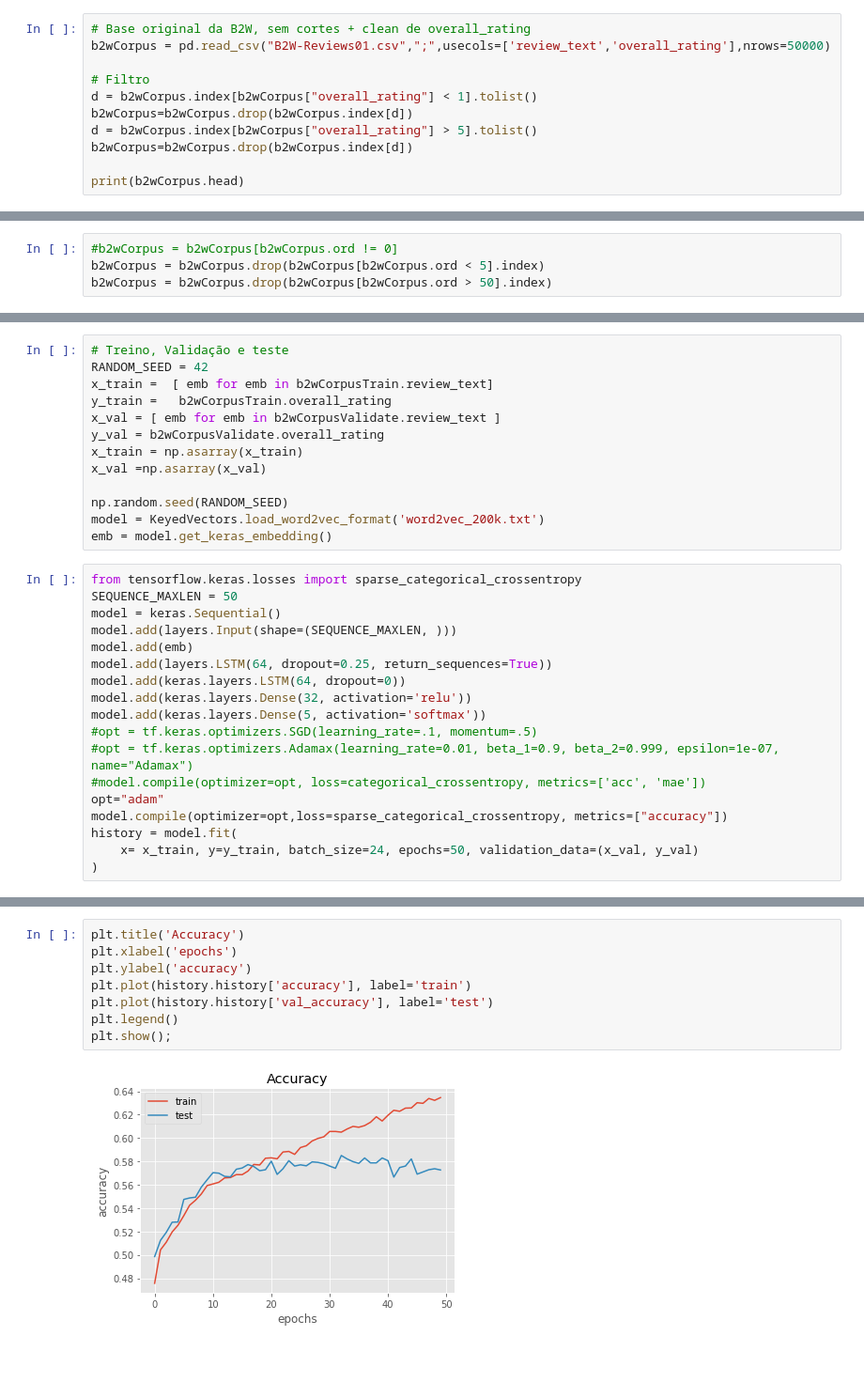
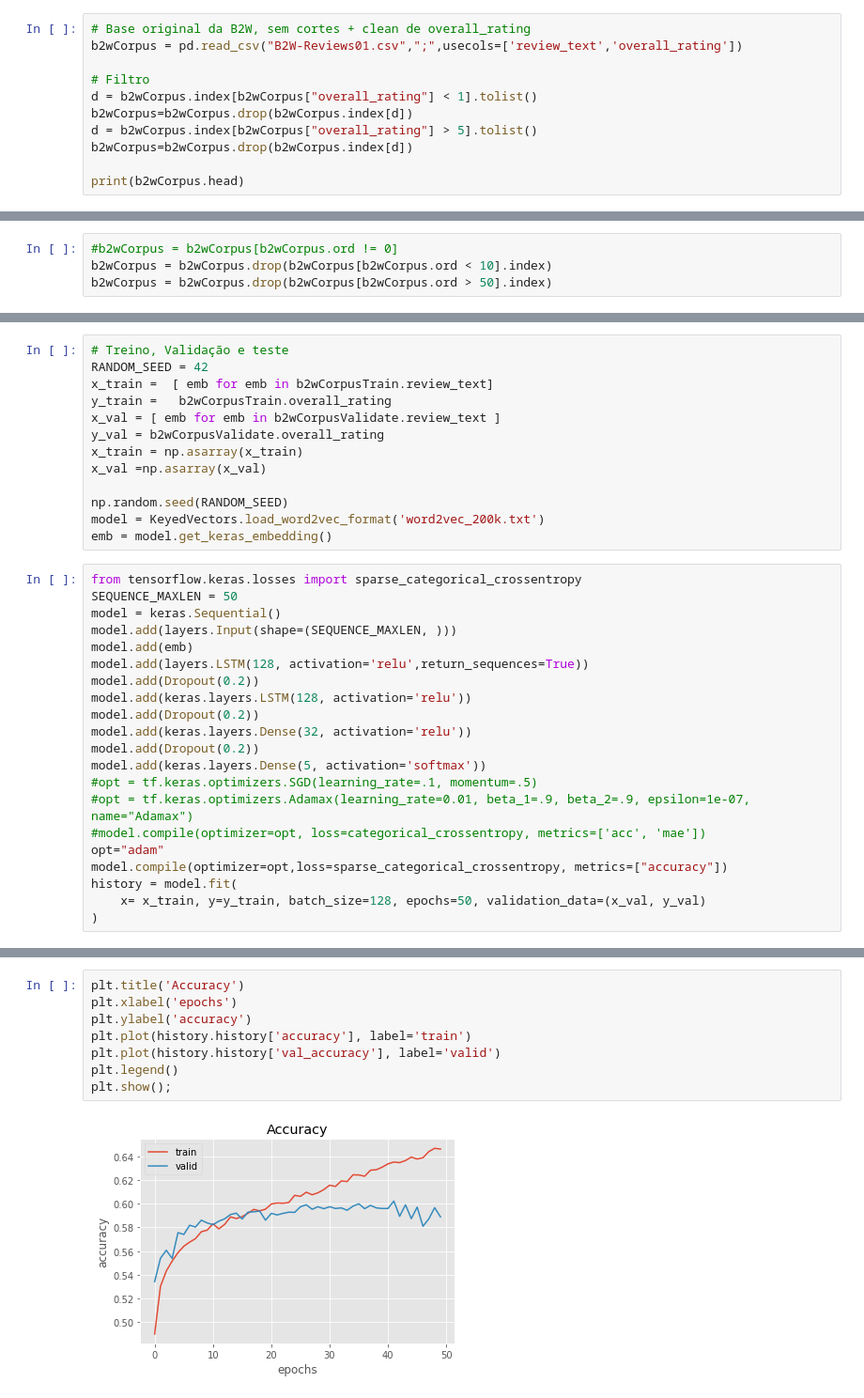
Before and after one commit to augustocamargo/NLPortugues_EP2, a Jupyter notebook: NLPortugues_EP2.ipynb, the cells around one changed output, grey strips where cells are left out. Shown: that part at 94% size. Saved outputs shown, nothing was run; the diff lists cells and outputs as text; blank space fills up the shorter version.

Commit message:
model 600

```diff
--- a/NLPortugues_EP2.ipynb
+++ b/NLPortugues_EP2.ipynb
@@ -29,7 +29,7 @@ from tensorflow.keras.losses import categorical_crossentropy
 ## Pipeline
 # %%
 # Base original da B2W, sem cortes + clean de overall_rating
-b2wCorpus = pd.read_csv("B2W-Reviews01.csv",";",usecols=['review_text','overall_rating'],nrows=50000)
+b2wCorpus = pd.read_csv("B2W-Reviews01.csv",";",usecols=['review_text','overall_rating'])
 
 # Filtro
 d = b2wCorpus.index[b2wCorpus["overall_rating"] < 1].tolist()
@@ -164,6 +164,6 @@ b2wCorpus.shape
 # %%
 #b2wCorpus = b2wCorpus[b2wCorpus.ord != 0]
-b2wCorpus = b2wCorpus.drop(b2wCorpus[b2wCorpus.ord < 5].index)
+b2wCorpus = b2wCorpus.drop(b2wCorpus[b2wCorpus.ord < 10].index)
 b2wCorpus = b2wCorpus.drop(b2wCorpus[b2wCorpus.ord > 50].index)
 # %%
 b2wCorpus['overall_rating'] = b2wCorpus.overall_rating.apply(lambda x: x - 1)
@@ -283,17 +283,20 @@ SEQUENCE_MAXLEN = 50
 model = keras.Sequential()
 model.add(layers.Input(shape=(SEQUENCE_MAXLEN, )))
 model.add(emb)
-model.add(layers.LSTM(64, dropout=0.25, return_sequences=True))
-model.add(keras.layers.LSTM(64, dropout=0))
+model.add(layers.LSTM(128, activation='relu',return_sequences=True))
+model.add(Dropout(0.2))
+model.add(keras.layers.LSTM(128, activation='relu'))
+model.add(Dropout(0.2))
 model.add(keras.layers.Dense(32, activation='relu'))
+model.add(Dropout(0.2))
 model.add(keras.layers.Dense(5, activation='softmax'))
 #opt = tf.keras.optimizers.SGD(learning_rate=.1, momentum=.5)
-#opt = tf.keras.optimizers.Adamax(learning_rate=0.01, beta_1=0.9, beta_2=0.999, epsilon=1e-07, name="Adamax")
+#opt = tf.keras.optimizers.Adamax(learning_rate=0.01, beta_1=.9, beta_2=.9, epsilon=1e-07, name="Adamax")
 #model.compile(optimizer=opt, loss=categorical_crossentropy, metrics=['acc', 'mae'])
 opt="adam"
 model.compile(optimizer=opt,loss=sparse_categorical_crossentropy, metrics=["accuracy"])
 history = model.fit(
-    x= x_train, y=y_train, batch_size=24, epochs=50, validation_data=(x_val, y_val)
+    x= x_train, y=y_train, batch_size=128, epochs=50, validation_data=(x_val, y_val)
 )
 # %% [output]
 Epoch 1/50
@@ -326,10 +324,10 @@ plt.show();
 # %%
 plt.title('Accuracy')
 plt.xlabel('epochs')
 plt.ylabel('accuracy')
 plt.plot(history.history['accuracy'], label='train')
-plt.plot(history.history['val_accuracy'], label='test')
+plt.plot(history.history['val_accuracy'], label='valid')
 plt.legend()
 plt.show();
 # %% [output]
-[figure, old version]
+[figure, new version]
```
Also changed, not shown: parts of 16 cells of this notebook.
